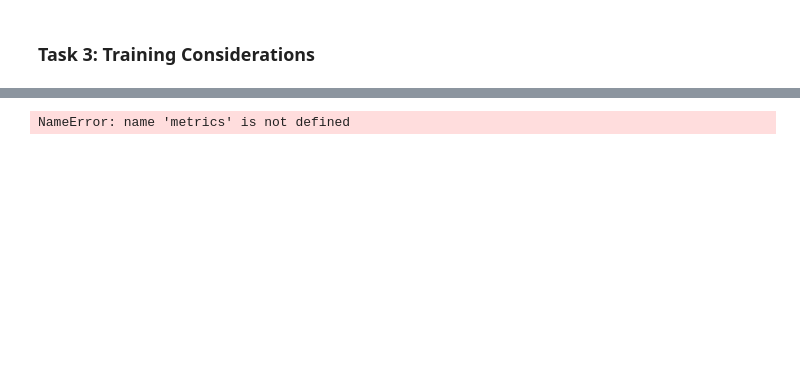
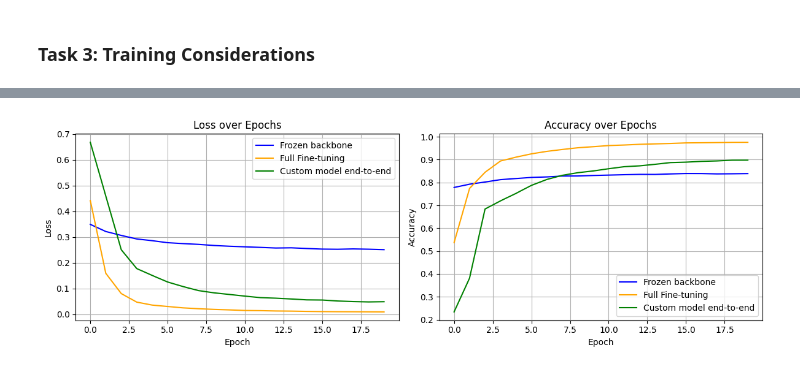
Before and after one commit to Biswajit-Banerjee/multi_task_nlp, a Jupyter notebook: main.ipynb, the cells around one changed output, grey strips where cells are left out. Cells and saved outputs as stored; diff of their text form; code cells hidden in the pictures; blank space fills up the shorter version.

```diff
--- a/main.ipynb
+++ b/main.ipynb
@@ -321,0 +437,3 @@ Epoch  9 | Train > Loss: 0.0242 | Intent Acc: 99.96% | Entity F1: 91.21% || Val
+# %%
+tl_metrics = train_model(train_ds, val_ds, model, epochs=EPOCHS)
+plot_metrics(ft_metrics, "Multi Task Learning by Transfer-learning heads (Frozen BERT Backbone)")
@@ -324,4 +467,17 @@ Epoch  9 | Train > Loss: 0.0242 | Intent Acc: 99.96% | Entity F1: 91.21% || Val
 # %%
-df = pd.DataFrame(custom_metrics)
-df.round(2)
+metric = {"tl": tl_metrics, "ft": ft_metrics, "custom": custom_metrics}
+
+data = []
+
+for k, val in metric.items():
+    df = pd.DataFrame(val)
+    df.loc[:, f'{k}_loss'] = df.train_loss
+    df.loc[:, f'{k}_acc']  = 0.3*df.train_intent_acc + 0.7*df.train_entity_f1
+
+    data.append(df[[f'{k}_loss', f"{k}_acc"]])
+
+data.insert(0, df[['epoch']])
+metrics_df = pd.concat(data, axis=1)
+
+print(metrics_df.round(2).to_string())
 # %% [output]
@@ -339,5 +501,28 @@ df.round(2)
-# %%
-
-plot_metrics(metrics)
-# %% [output]
-NameError: name 'metrics' is not defined
+# %%
+# Create side-by-side subplots
+fig, (ax1, ax2) = plt.subplots(1, 2, figsize=(12, 4))
+
+# Loss plot
+ax1.plot(metrics_df['epoch'], metrics_df['tl_loss'], label='Frozen backbone', color='blue')
+ax1.plot(metrics_df['epoch'], metrics_df['ft_loss'], label='Full Fine-tuning', color='orange')
+ax1.plot(metrics_df['epoch'], metrics_df['custom_loss'], label='Custom model end-to-end', color='green')
+ax1.set_xlabel('Epoch')
+ax1.set_ylabel('Loss')
+ax1.set_title('Loss over Epochs')
+ax1.grid(True)
+ax1.legend()
+
+# Accuracy plot
+ax2.plot(metrics_df['epoch'], metrics_df['tl_acc'], label='Frozen backbone', color='blue')
+ax2.plot(metrics_df['epoch'], metrics_df['ft_acc'], label='Full Fine-tuning', color='orange')
+ax2.plot(metrics_df['epoch'], metrics_df['custom_acc'], label='Custom model end-to-end', color='green')
+ax2.set_xlabel('Epoch')
+ax2.set_ylabel('Accuracy')
+ax2.set_title('Accuracy over Epochs')
+ax2.grid(True)
+ax2.legend()
+
+plt.tight_layout()
+plt.show()
+# %% [output]
+[figure, added]
```
Also changed, not shown: parts of 19 cells of this notebook.
